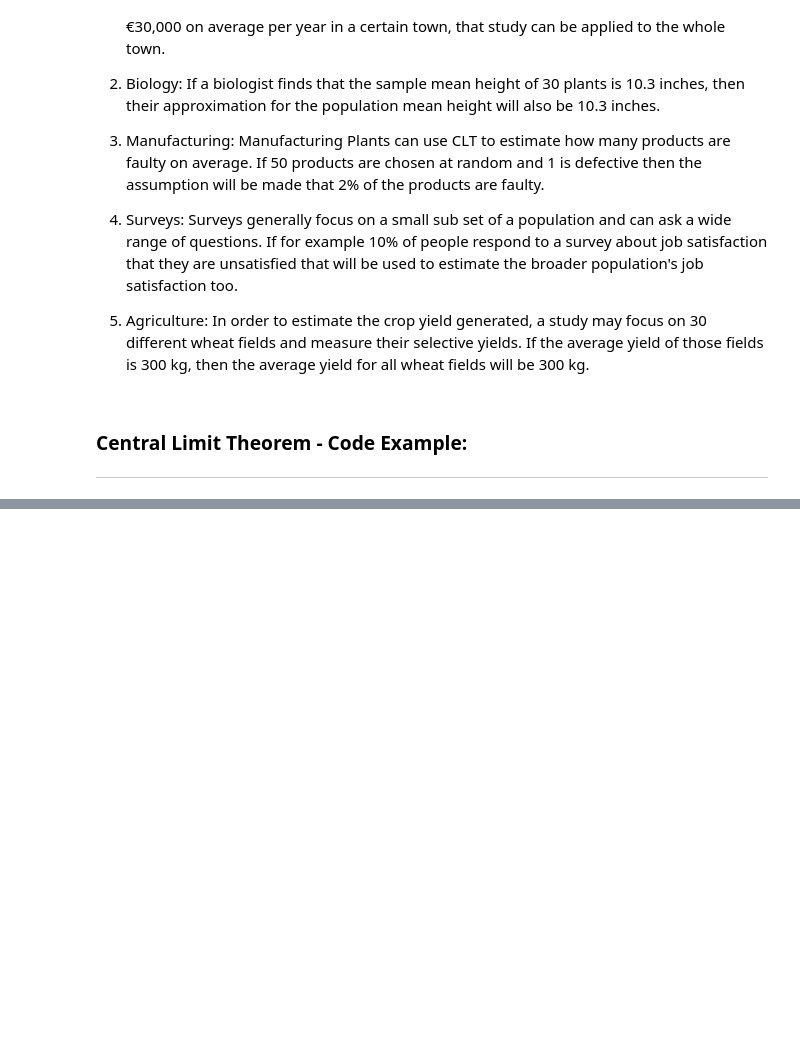
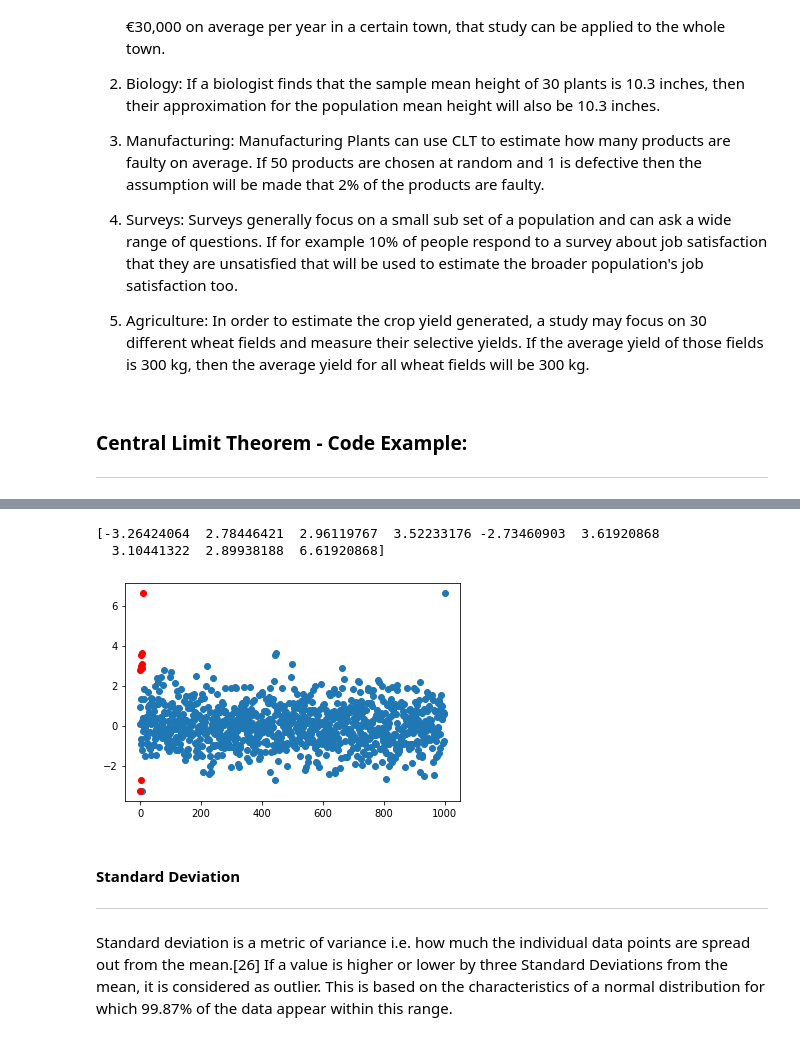
Before and after one commit to benjanning/funddata-assessment, a Jupyter notebook: Normal Distribution/Normal Distribution Task.ipynb, the cells around one changed output, grey strips where cells are left out. Cells and saved outputs as stored; diff of their text form; code cells hidden in the pictures; blank space fills up the shorter version.

```diff
--- a/Normal Distribution/Normal Distribution Task.ipynb
+++ b/Normal Distribution/Normal Distribution Task.ipynb
@@ -457,0 +573,44 @@ The 95% confidence interval is (71857.90, 73670.80).
+# %%
+# Generate a random normal distribution
+mean = 0
+std = 1
+data = np.random.normal(mean, std, 1000)
+
+# Add an outlier to the distribution
+outlier = data.max() + 3 * std
+data = np.append(data, outlier)
+
+# Calculate the IQR of the data
+q1 = np.percentile(data, 25)
+q3 = np.percentile(data, 75)
+iqr = q3 - q1
+
+# Identify any values outside of the IQR range as potential outliers
+lower_threshold = q1 - 1.5 * iqr
+upper_threshold = q3 + 1.5 * iqr
+outliers = data[(data < lower_threshold) | (data > upper_threshold)]
+
+# Print the values of the potential outliers
+print(outliers)
+# %% [output]
+[-3.26424064  2.78446421  2.96119767  3.52233176 -2.73460903  3.61920868
+  3.10441322  2.89938188  6.61920868]
+# %%
+# Visualise the data.
+
+# Plot the data as a scatter plot
+plt.scatter(range(len(data)), data)
+
+# Mark the outlier points on the scatter plot
+plt.scatter(range(len(outliers)), outliers, color='red')
+
+# Show the plot
+plt.show()
+# %% [output]
+[figure, added]
+# %% [markdown]
+#### Standard Deviation
+
+***
+# %% [markdown]
+Standard deviation is a metric of variance i.e. how much the individual data points are spread out from the mean.[26] If a value is higher or lower by three Standard Deviations from the mean, it is considered as outlier.  This is based on the characteristics of a normal distribution for which 99.87% of the data appear within this range.
```
Also changed, not shown: parts of 42 cells of this notebook.
